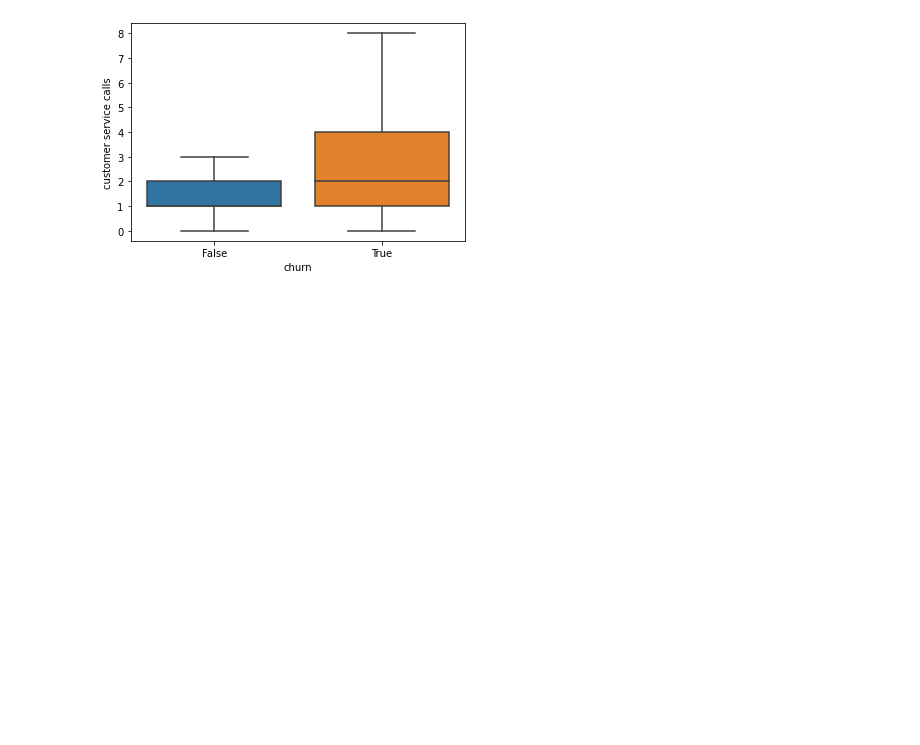
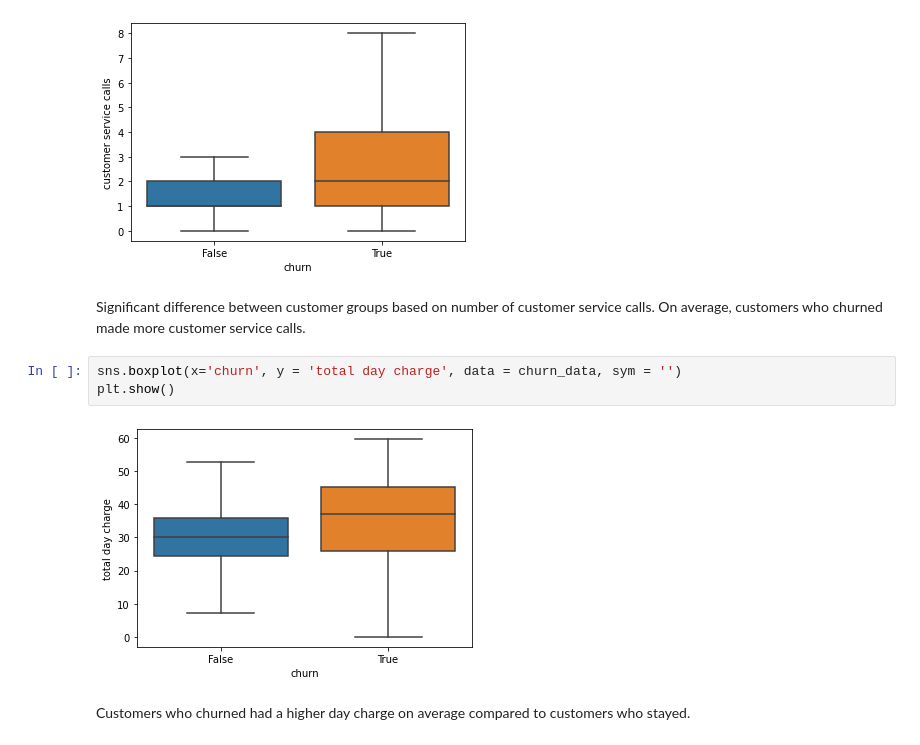
Before and after one commit to msf894/churn-analysis, a Jupyter notebook: Data Cleaning and Exploration.ipynb, the cells around one changed output. Saved outputs shown, nothing was run; the diff lists cells and outputs as text; blank space fills up the shorter version.

Commit message:
finished data exploration

```diff
--- a/Data Cleaning and Exploration.ipynb
+++ b/Data Cleaning and Exploration.ipynb
@@ -158,3 +164,12 @@ sns.boxplot(x='churn', y = 'customer service calls', data = churn_data, sym = ''
 plt.show()
 # %% [output]
 [figure]
+# %% [markdown]
+Significant difference between customer groups based on number of customer service calls. On average, customers who churned made more customer service calls.
+# %%
+sns.boxplot(x='churn', y = 'total day charge', data = churn_data, sym = '')
+plt.show()
+# %% [output]
+[figure, added]
+# %% [markdown]
+Customers who churned had a higher day charge on average compared to customers who stayed.
```
Also changed, not shown: parts of 5 cells of this notebook, 1 other file.
